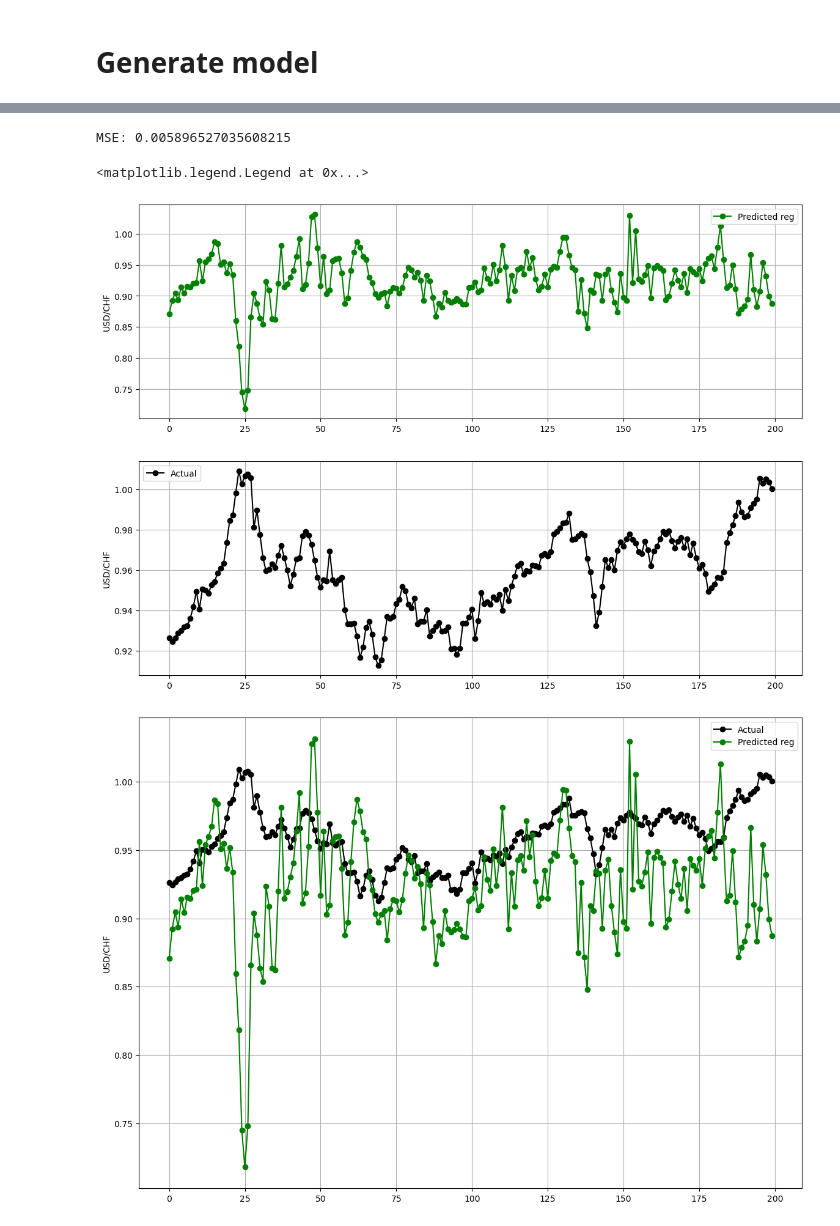
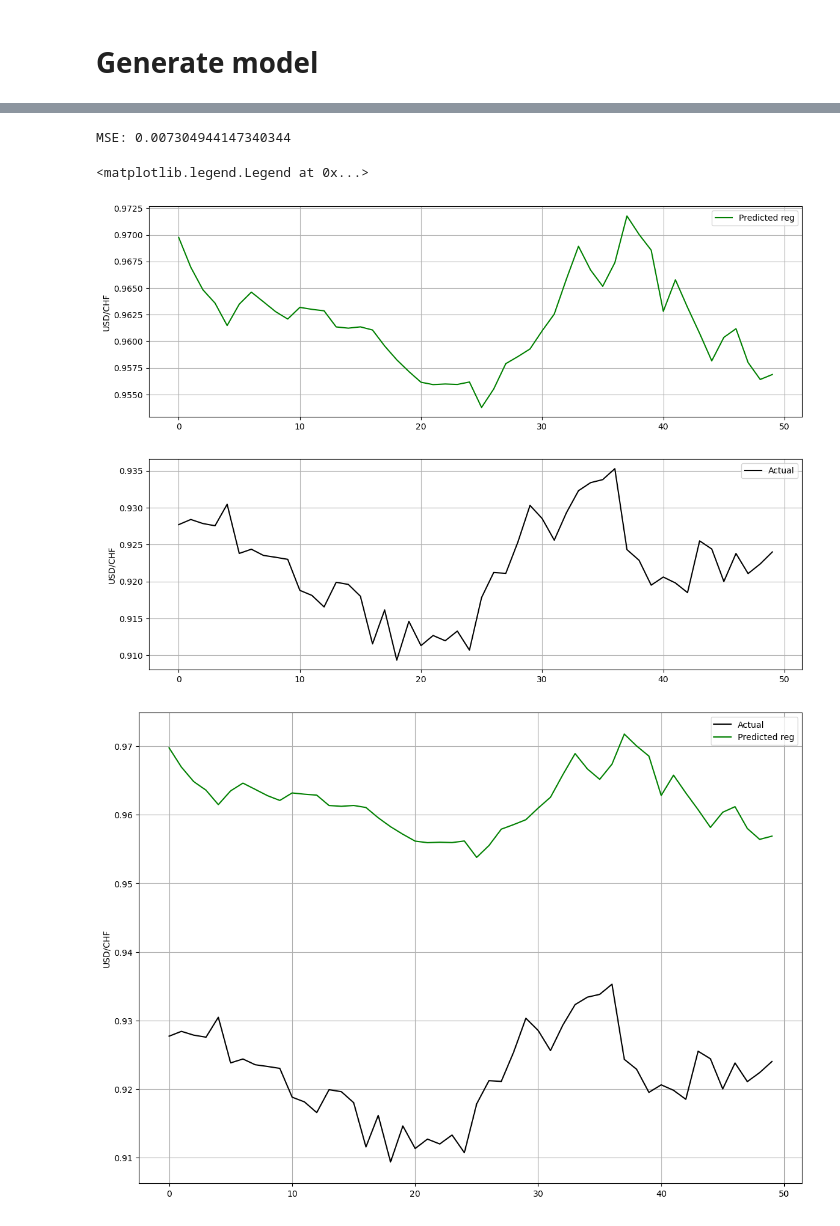
Before and after one commit to CS-433/ml-project-2-marmlla_2, a Jupyter notebook: main_dense_baseline.ipynb, the cells around one changed output, grey strips where cells are left out. Saved outputs shown, nothing was run; the diff lists cells and outputs as text; code cells hidden in the pictures.

Commit message:
Old dense model

```diff
--- a/main_dense_baseline.ipynb
+++ b/main_dense_baseline.ipynb
@@ -24,7 +28,7 @@ from torch.utils.data import TensorDataset, DataLoader
 # %%
 df = pd.read_csv("Data/dataset.csv", sep=",")
 df.Date = pd.to_datetime(df.Date)
-df = df[df.Date >= pd.to_datetime('2015-01-26')]
+# df = df[df.Date >= pd.to_datetime('2015-01-26')]
 df.head(3)
 # %% [output]
 |  | Date | Open | High | Low | Close | Adj Close | Volume | SARON_close | US_IR | CH_infl | ... |
@@ -93,7 +139,7 @@ X test      (362, 10, 5) , y test      (362, 5)
 # %% [markdown]
 Decide which features to consider !!!!!!
 # %%
-variables = [0]
+variables = [0,3,4]
 
 train_x = train_x[:,:,variables]
 val_x = val_x[:,:,variables]
@@ -159,13 +205,14 @@ train_data = TensorDataset(torch.from_numpy(train_x), torch.from_numpy(train_y))
 train_loader = DataLoader(train_data, shuffle=True, batch_size=batch_size, drop_last=True)
 # %%
 device = 'cpu'
-num_epochs = 100
+num_epochs = 400
 criterion_reg = nn.MSELoss()
 
 optimizer = torch.optim.Adam(model.parameters(), lr=0.001)
 
 train_loss = []
 val_loss = []
+loss_log = np.ones(10)
 
 for epoch in tqdm.tqdm(range(1, num_epochs+1)):
     avg_loss = 0.
@@ -192,9 +239,16 @@ for epoch in tqdm.tqdm(range(1, num_epochs+1)):
     outputs = out.cpu().detach().numpy()
     targets = labs.numpy().reshape(-1)
     MSE = np.mean((outputs-targets)**2)
+    # MSE = criterion_reg(outputs, targets.reshape(-1,1))
     val_loss.append(MSE)
 
     if epoch % (num_epochs/10) == 0:
         print("Epoch: %d,\nloss MSE: %f" % (epoch, train_loss[-1]))
         print("Validation loss MSE: %f" % (val_loss[-1]))
+
+    # Termination
+    # loss_log = np.delete(loss_log, 0)
+    # loss_log = np.append(loss_log, train_loss[-1])
+    # if epoch > 10 and abs((loss_log[-1]-loss_log[0])/loss_log[0]) < 0.2:
+    #     break
 # %% [output]
@@ -257,35 +311,36 @@ def evaluate(model, x_, y_):
     print("MSE: {}".format(MSE))
     return outputs, targets, MSE
 # %%
-outputs1, targets1, MSE = evaluate(model, train_x, train_y)
+outputs1, targets1, MSE = evaluate(model, test_x, test_y)
 # %% [output]
-MSE: 0.005896527035608215
+MSE: 0.007304944147340344
 # %%
-points = range(0,200)
+points = range(300,350)
 # points = range(len(outputs1))
 
 plt.figure(figsize=(14,10))
 
 plt.subplot(2,1,1)
-plt.plot(outputs1[points], "-o", color="g", label="Predicted reg")
+plt.plot(outputs1[points], "-", color="g", label="Predicted reg")
 plt.ylabel('USD/CHF')
 plt.grid()
 plt.legend()
 
 plt.subplot(2,1,2)
-plt.plot(targets1[points],"-o", color="k", label="Actual")
+plt.plot(targets1[points],"-", color="k", label="Actual")
 plt.ylabel('USD/CHF')
 plt.grid()
 plt.legend()
 
 #######
 plt.figure(figsize=(14,10))
-plt.plot(targets1[points],"-o", color="k", label="Actual")
-plt.plot(outputs1[points], "-o", color="g", label="Predicted reg")
+plt.plot(targets1[points],"-", color="k", label="Actual")
+plt.plot(outputs1[points], "-", color="g", label="Predicted reg")
 plt.ylabel('USD/CHF')
 plt.grid()
 plt.legend()
+# plt.savefig("Figures/Test_Predictions_Rate&IR_NN.png")
 # %% [output]
 <matplotlib.legend.Legend at 0x...>
-[figure, old version]
+[figure, new version]
-[figure, old version]
+[figure, new version]
```
Also changed, not shown: parts of 17 cells of this notebook.
